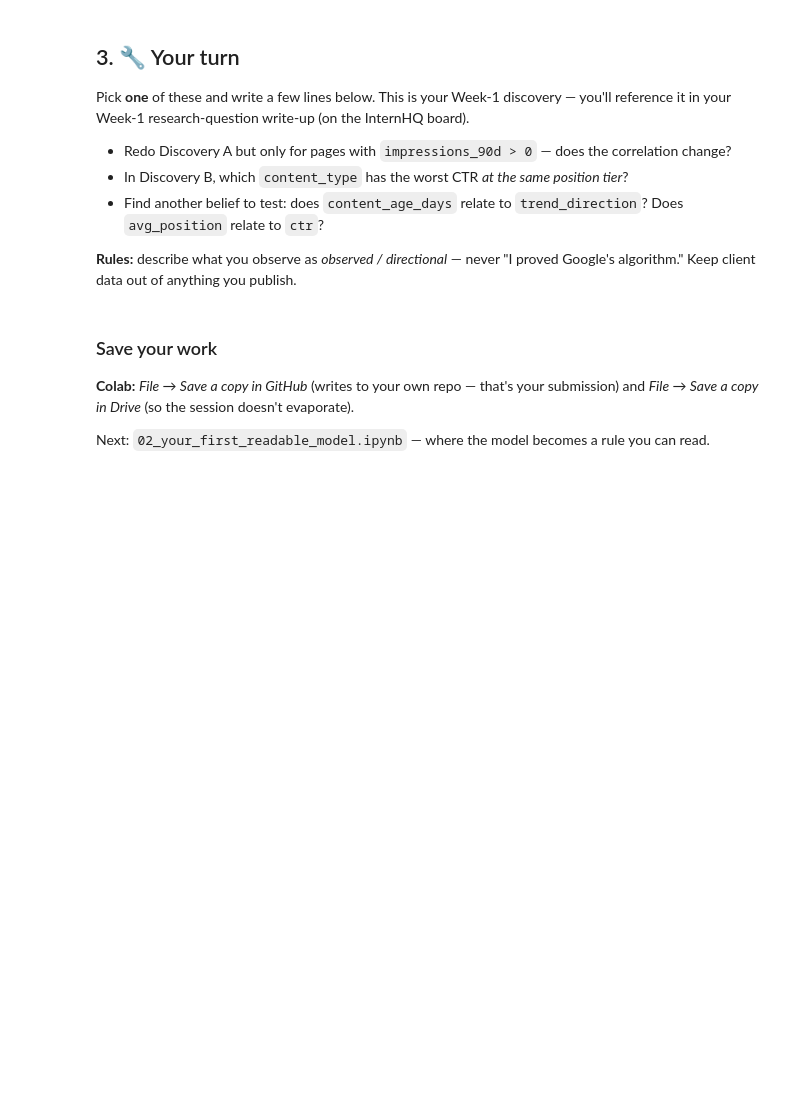
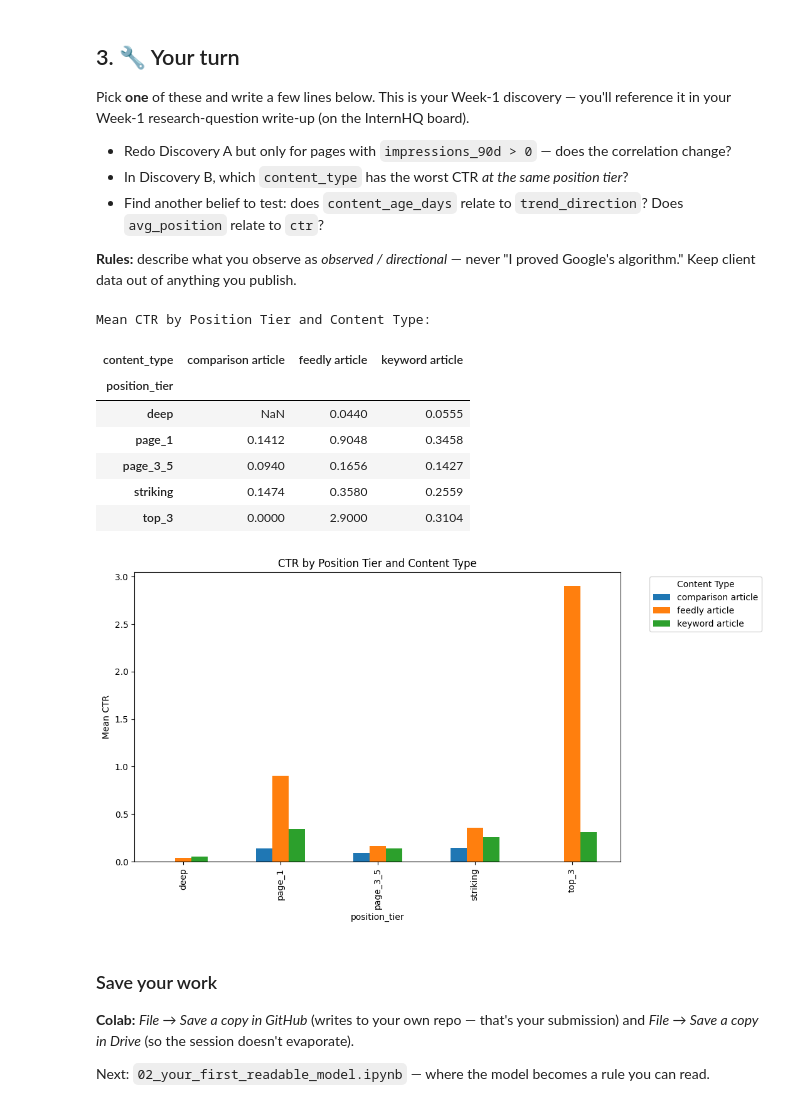
Before and after one commit to SeranomTheGreat/Flyrank-ai-code, a Jupyter notebook: notebooks/01_first_look_and_discovery.ipynb, the cells around one changed output. Saved outputs shown, nothing was run; the diff lists cells and outputs as text; code cells hidden in the pictures; blank space fills up the shorter version.

```diff
--- a/notebooks/01_first_look_and_discovery.ipynb
+++ b/notebooks/01_first_look_and_discovery.ipynb
@@ -98,7 +152,34 @@ Pick **one** of these and write a few lines below. This is your Week-1 discovery
 
 **Rules:** describe what you observe as *observed / directional* — never "I proved Google's algorithm." Keep client data out of anything you publish.
 # %%
-# Your discovery here
+import pandas as pd
+import matplotlib.pyplot as plt
+
+# Filter for visible pages to avoid skewing CTR with low-impression outliers
+visible = df[df['impressions_90d'] >= 100]
+
+# Group by position_tier and content_type to see the mean CTR
+ctr_breakdown = visible.groupby(['position_tier', 'content_type'])['ctr'].mean().unstack()
+
+print("Mean CTR by Position Tier and Content Type:")
+display(ctr_breakdown.round(4))
+
+# Plot for visual comparison
+ctr_breakdown.plot(kind='bar', figsize=(10, 6))
+plt.title('CTR by Position Tier and Content Type')
+plt.ylabel('Mean CTR')
+plt.legend(title='Content Type', bbox_to_anchor=(1.05, 1), loc='upper left')
+plt.show()
+# %% [output]
+Mean CTR by Position Tier and Content Type:
+| content_type | comparison article | feedly article | keyword article |
+| position_tier |  |  |  |
+| deep | NaN | 0.0440 | 0.0555 |
+| page_1 | 0.1412 | 0.9048 | 0.3458 |
+| page_3_5 | 0.0940 | 0.1656 | 0.1427 |
+| striking | 0.1474 | 0.3580 | 0.2559 |
+| top_3 | 0.0000 | 2.9000 | 0.3104 |
+[figure, added]
 # %% [markdown]
 ### Save your work
 **Colab:** *File → Save a copy in GitHub* (writes to your own repo — that's your submission) and *File → Save a copy in Drive* (so the session doesn't evaporate).
```
Also changed, not shown: parts of 7 cells of this notebook.
